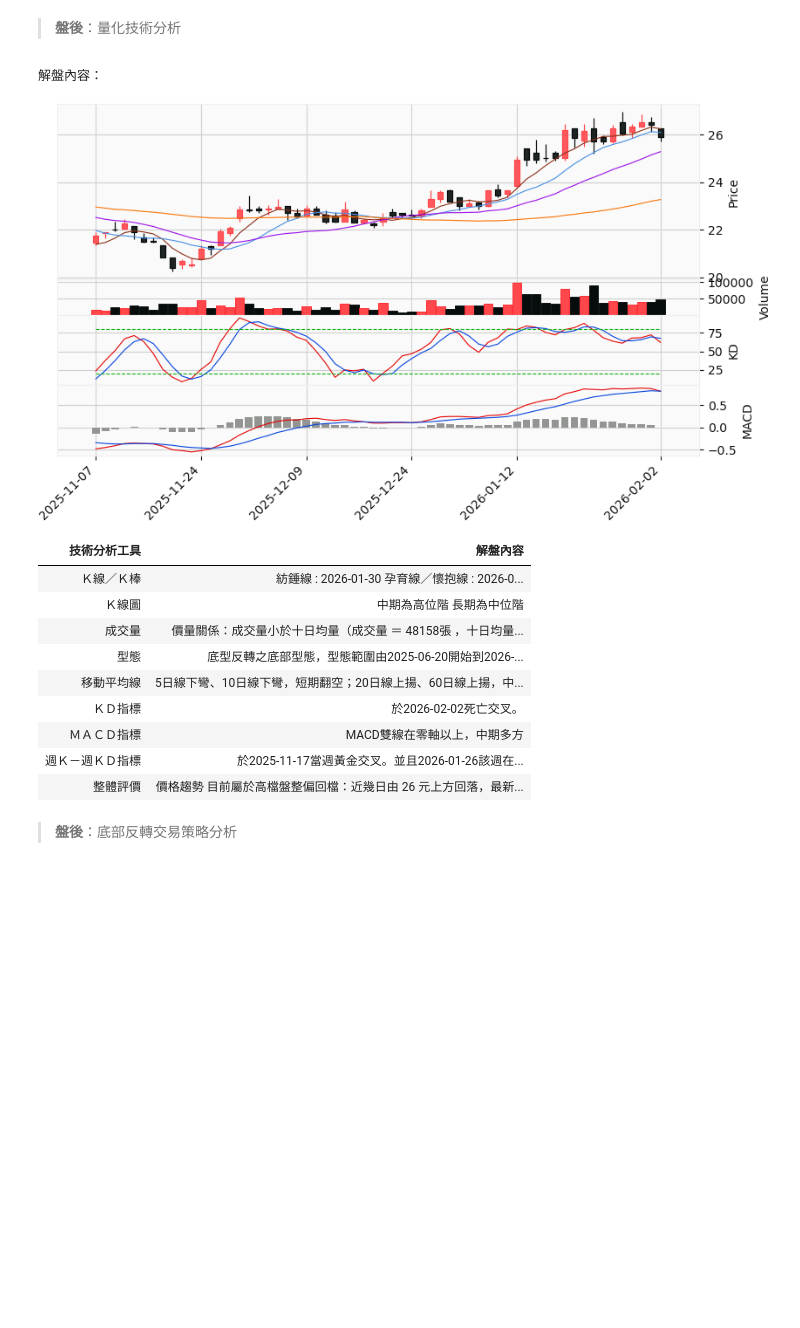
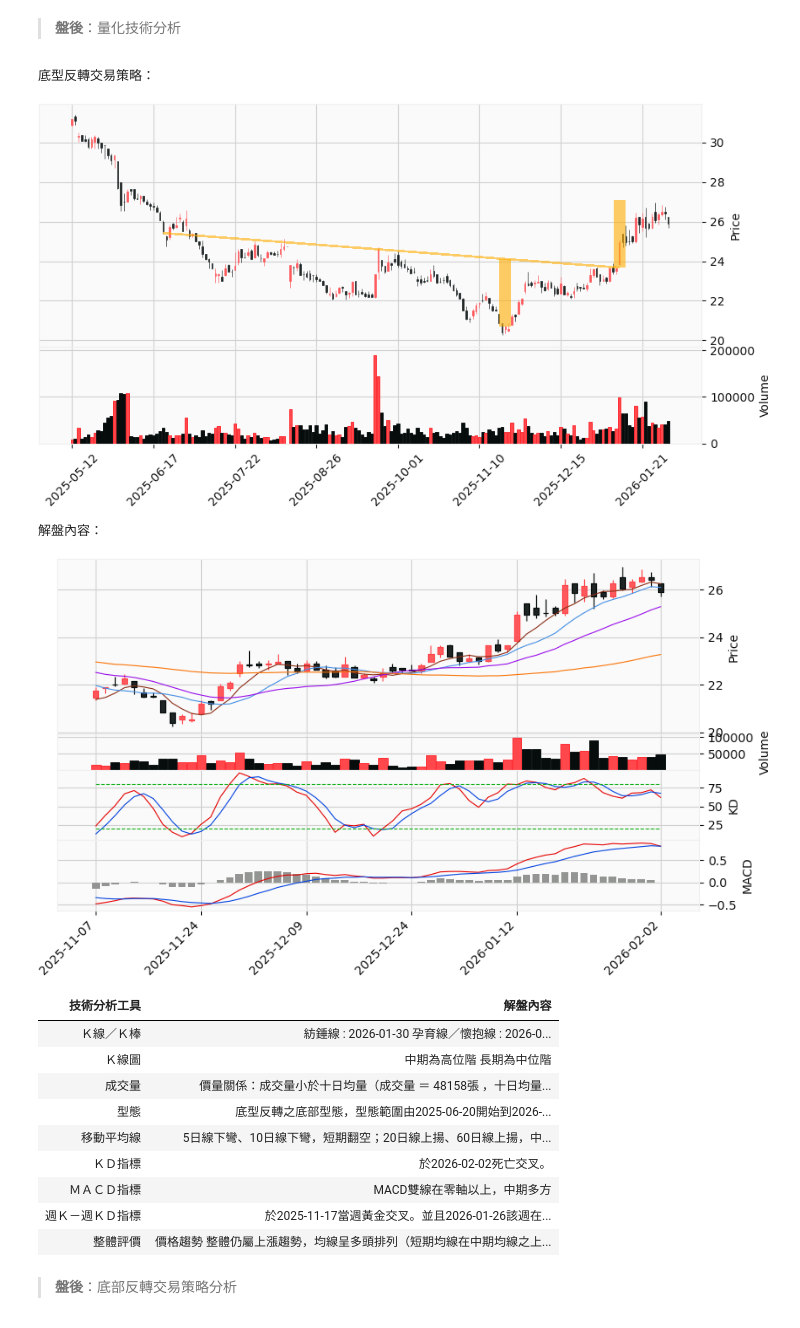
Before and after one commit to yilintung/StockInvestmentNotebook, a Jupyter notebook: 260202筆記.ipynb, the cells around one changed output. Cells and saved outputs as stored; diff of their text form; code cells hidden in the pictures; blank space fills up the shorter version.

```diff
--- a/260202筆記.ipynb
+++ b/260202筆記.ipynb
@@ -165,10 +165,12 @@ for stock_info in results :
 # %% [markdown]
 > **盤後**：量化技術分析
 # %%
-stock_analysis(analysis,'1101')
+stock_analysis(analysis,'1101',buttom_pattern = True)
 # %% [output]
-解盤內容：
+底型反轉交易策略：
-[figure, old version]
+[figure, new version]
+解盤內容：
+[figure, added]
 | 技術分析工具 | 解盤內容 |
 | Ｋ線／Ｋ棒 | 紡錘線 : 2026-01-30 孕育線／懷抱線 : 2026-0... |
 | Ｋ線圖 | 中期為高位階 長期為中位階 |
@@ -178,7 +180,7 @@ stock_analysis(analysis,'1101')
 | ＫＤ指標 | 於2026-02-02死亡交叉。 |
 | ＭＡＣＤ指標 | MACD雙線在零軸以上，中期多方 |
 | 週Ｋ－週ＫＤ指標 | 於2025-11-17當週黃金交叉。並且2026-01-26該週在... |
-| 整體評價 | 價格趨勢 目前屬於高檔盤整偏回檔：近幾日由 26 元上方回落，最新... |
+| 整體評價 | 價格趨勢 整體仍屬上漲趨勢，均線呈多頭排列（短期均線在中期均線之上... |
 # %% [markdown]
 > **盤後**：底部反轉交易策略分析
 # %%
```
Also changed, not shown: parts of 11 cells of this notebook.
